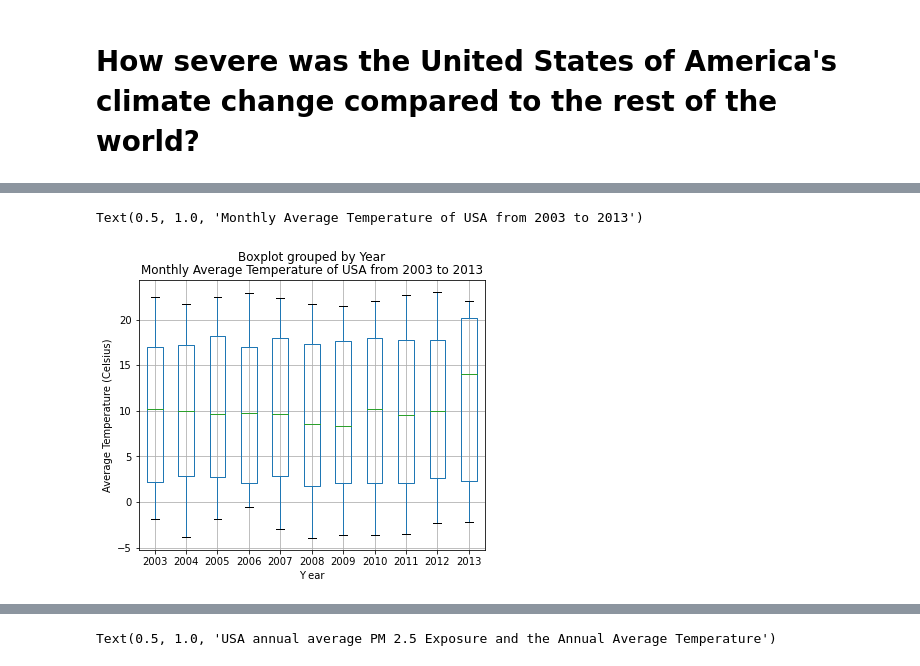
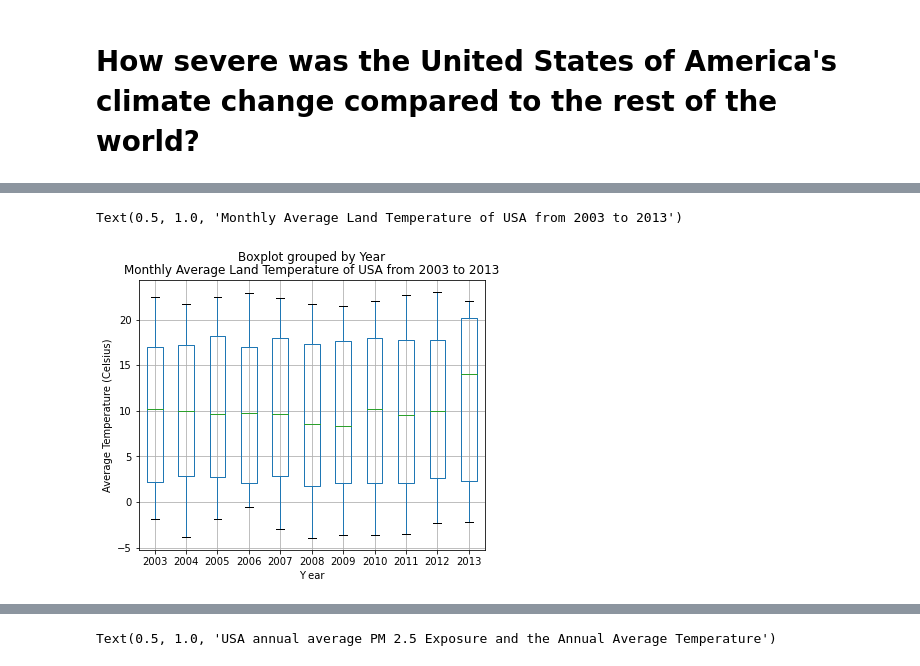
Before and after one commit to ECO225W2022/create-your-project-repository-YujiaChai, a Jupyter notebook: ECO 225 - Assignment 1.ipynb, the cells around one changed output, grey strips where cells are left out. Drawn from its saved outputs; the diff is of its cells as text; code cells hidden in the pictures.

```diff
--- a/ECO 225 - Assignment 1.ipynb
+++ b/ECO 225 - Assignment 1.ipynb
@@ -37,0 +41,6 @@ us_poll_1.rename(columns={"index": "Year", 227: "pm2.5"}, inplace=True)
+# %%
+us_t = country_temperature.groupby("Country").get_group("United States")
+usa_t = pd.DataFrame({"Year" : [x[:4] for x in us_t["dt"]], "Monthly Average Land Temperature" : us_t["AverageTemperature"]})
+
+# Describe the summary statistics of the independent variable year and dependent variable Average Land Temperature
+usa_t[usa_t["Year"]>"2002"].groupby("Year").describe()
@@ -38,17 +62,15 @@ us_poll_1.rename(columns={"index": "Year", 227: "pm2.5"}, inplace=True)
 # %%
 # graph 1
 # graph the boxplot of the data of the USA from 2003 to 2013
 # X : year
 # Y : Average temperature (Celsius)
-us_t = country_temperature.groupby("Country").get_group("United States")
-usa_t = pd.DataFrame({"Year" : [x[:4] for x in us_t["dt"]], "Average Temperature" : us_t["AverageTemperature"]})
 us_box = usa_t[usa_t["Year"]>"2002"].boxplot(by="Year", figsize=(6, 5))
 us_box.set_ylabel("Average Temperature (Celsius)")
 us_box.set_xlabel("Y ear")
-us_box.set_title("Monthly Average Temperature of USA from 2003 to 2013")
+us_box.set_title("Monthly Average Land Temperature of USA from 2003 to 2013")
 # %% [output]
-Text(0.5, 1.0, 'Monthly Average Temperature of USA from 2003 to 2013')
+Text(0.5, 1.0, 'Monthly Average Land Temperature of USA from 2003 to 2013')
-[figure, old version]
+[figure, new version]
 # %%
 # graph 2
 # A complement to graph 1
```
Also changed, not shown: parts of 9 cells of this notebook.
